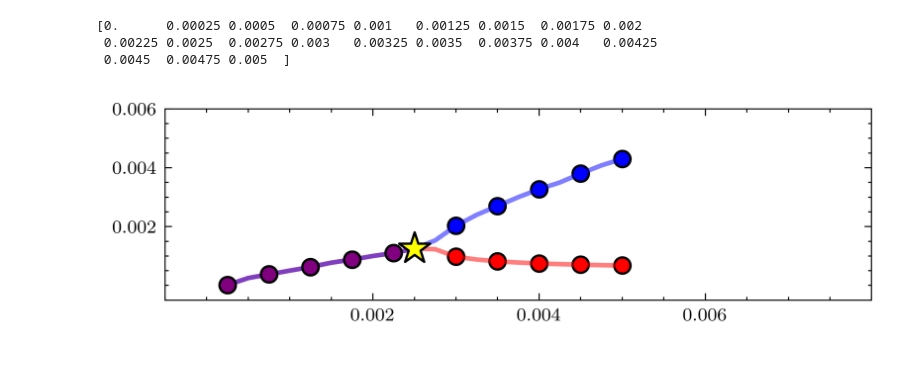
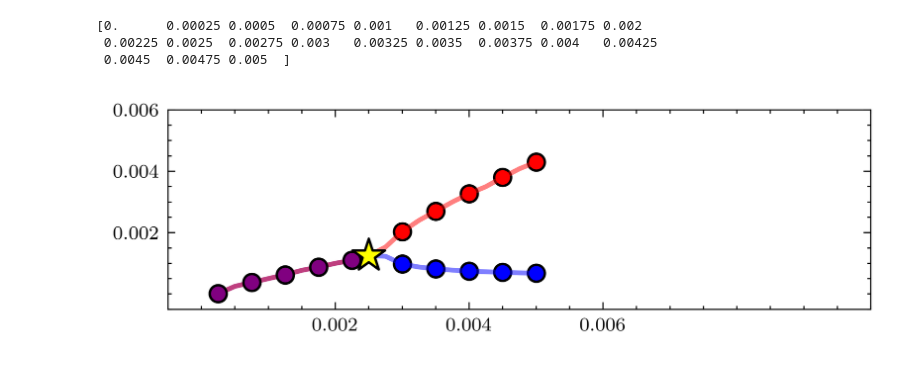
Before and after one commit to bmdaj/thesis, a Jupyter notebook: figures/tp.ipynb, the cells around one changed output. Drawn from its saved outputs; the diff is of its cells as text; code cells hidden in the pictures.

```diff
--- a/figures/tp.ipynb
+++ b/figures/tp.ipynb
@@ -29,37 +29,37 @@ plt.rcParams.update({
     'axes.titlesize': 8,           # Title size
     'axes.labelsize': 8,           # Axis label size
     'xtick.labelsize': 8,           # X-tick label size
     'ytick.labelsize': 8,           # Y-tick label size
     'legend.fontsize': 8,           # Legend size
 })
 
 
 with plt.style.context(['science', 'ieee']):
 
-    fig, ax = plt.subplots(figsize=(5.5,1.5))
+    fig, ax = plt.subplots(figsize=(5.25,1.5))
 
     # Scatter plot for loss_1 and loss_2
-    ax.scatter(n_loss[filtered_indices][1::2], loss_1[filtered_indices][1::2], color='red', s=50, edgecolor='black', alpha=1, facecolor=(1, 0, 0, 0.5))
-    ax.scatter(n_loss[filtered_indices][1::2], loss_2[filtered_indices][1::2], color='blue', s=50, edgecolor='black', alpha=1, facecolor=(0, 0, 1, 0.5))
+    ax.scatter(n_loss[filtered_indices][1::2], loss_1[filtered_indices][1::2], color='blue', s=50, edgecolor='black', alpha=1, facecolor=(0, 0, 1, 0.5))
+    ax.scatter(n_loss[filtered_indices][1::2], loss_2[filtered_indices][1::2], color='red', s=50, edgecolor='black', alpha=1, facecolor=(1, 0, 0, 0.5))
     ax.scatter(n_loss[filtered_indices][1:10:2], loss_2[filtered_indices][1:10:2], color='purple', s=50, edgecolor='black', alpha=1, zorder=4)
 
 
     # Line plot for loss_1 and loss_2
-    ax.plot(n_loss[1:], loss_1[1:], color='red', alpha=0.5, linestyle="-", linewidth=2)
-    ax.plot(n_loss[1:], loss_2[1:], color='blue', alpha=0.5, linestyle="-", linewidth=2)
+    ax.plot(n_loss[1:], loss_1[1:], color='blue', alpha=0.5, linestyle="-", linewidth=2)
+    ax.plot(n_loss[1:], loss_2[1:], color='red', alpha=0.5, linestyle="-", linewidth=2)
 
     # Highlight the marker for n_loss=0.0025
     ax.scatter(n_loss[highlight_index], loss_1[highlight_index], color='yellow', marker='*', s=200, edgecolor='black', alpha=1, label='Loss 1 Highlight', zorder=5)
     ax.scatter(n_loss[highlight_index], loss_2[highlight_index], color='yellow', marker='*', s=200, edgecolor='black', alpha=1, label='Loss 2 Highlight', zorder=5)
 
     ax.set_yticks([0.002, 0.004, 0.006])  # Adjust the number of ticks as needed
     ax.set_xticks([0.002, 0.004, 0.006])  # Adjust the number of ticks as needed
-    ax.set_xlim(-0.0005, 0.008)
+    ax.set_xlim(-0.0005, 0.01)
     ax.set_ylim(-0.0005, 0.006)
 
     # Add labels and title
     #plt.xlabel('$\\Im\\{n\\}$')
     #plt.ylabel('$\\Im\\{n_\\text{eff}\\}$')
 fig
 # %% [output]
-[figure, old version]
+[figure, new version]
```
Also changed, not shown: parts of 1 cell of this notebook, 14 other files.
